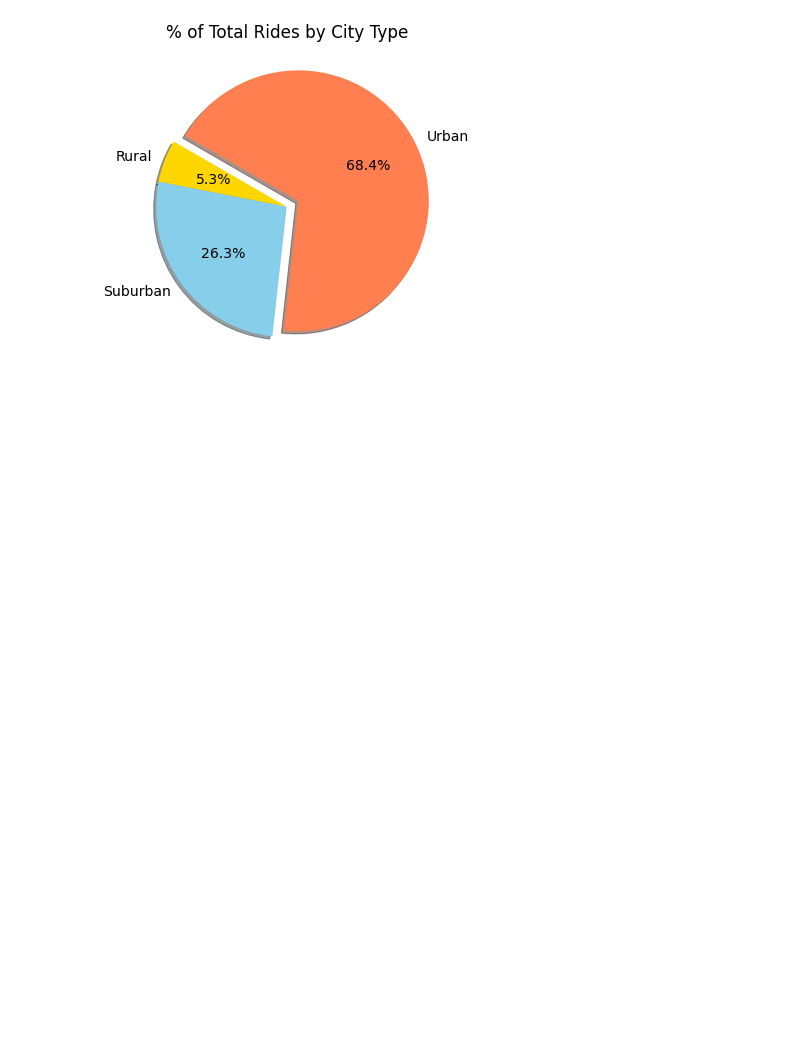
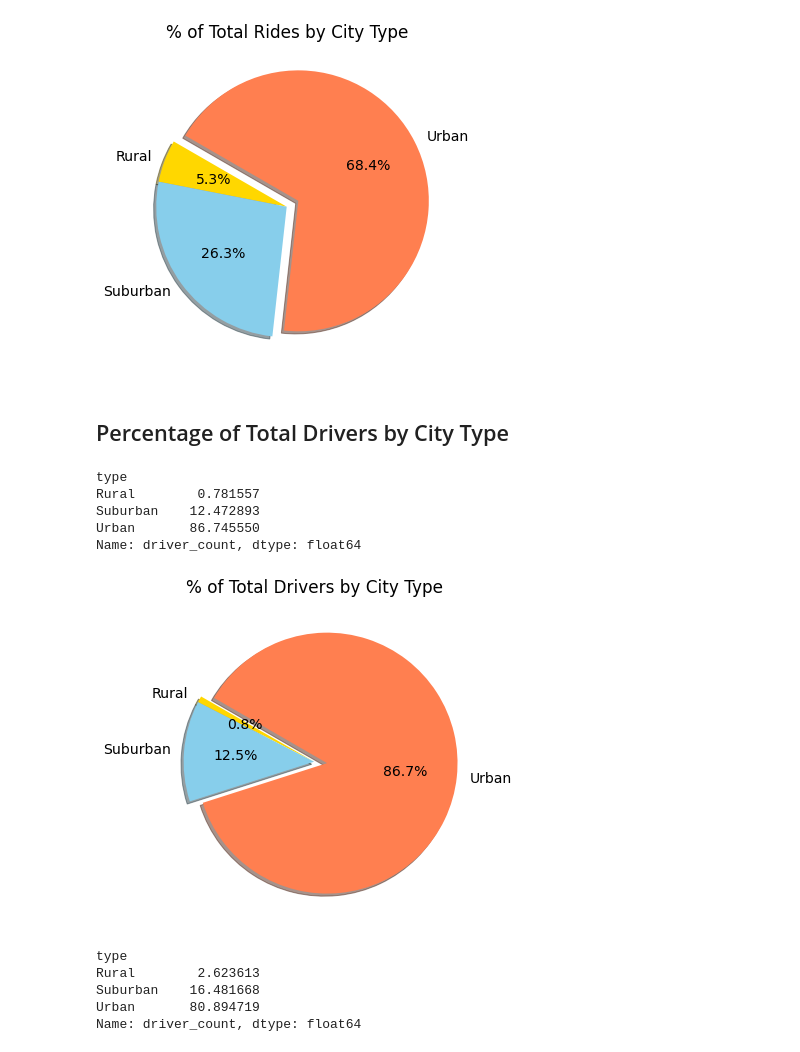
Before and after one commit to mgsrichard/PyBer_Analysis, a Jupyter notebook: PyBer.ipynb, the cells around one changed output. Drawn from its saved outputs; the diff is of its cells as text; code cells hidden in the pictures; blank space fills up the shorter version.

Commit message:
all charts complete for module 5

```diff
--- a/PyBer.ipynb
+++ b/PyBer.ipynb
@@ -873,3 +873,52 @@ plt.savefig("analysis/Fig6.png")
 plt.show()
 # %% [output]
 [figure]
+# %% [markdown]
+## Percentage of Total Drivers by City Type
+# %%
+#Get the count of drivers by city type
+drivers_by_city_type = pyber_data_df.groupby(["type"]).sum()["driver_count"]
+drivers_by_city_type
+
+#Get the total number of rides
+total_drivers = pyber_data_df["driver_count"].sum()
+total_drivers
+
+driver_type_percents = drivers_by_city_type / total_drivers * 100
+driver_type_percents
+# %% [output]
+type
+Rural        0.781557
+Suburban    12.472893
+Urban       86.745550
+Name: driver_count, dtype: float64
+# %%
+plt.figure(figsize = (10,6))
+labels = ["Rural","Suburban","Urban"]
+colors = ["gold","skyblue","coral"]
+explode = (0,0,0.1)
+plt.pie(driver_type_percents,labels=labels,colors=colors,shadow = True,explode=explode,
+        startangle=150,autopct="%1.1f%%")
+plt.title("% of Total Drivers by City Type")
+mpl.rcParams['font.size'] = 14
+plt.savefig("analysis/Fig7.png")
+plt.show()
+# %% [output]
+[figure, added]
+# %%
+#Get the count of drivers by city type
+drivers_by_city_type2 = city_data_df.groupby(["type"]).sum()["driver_count"]
+drivers_by_city_type2
+
+#Get the total number of rides
+total_drivers2 = city_data_df["driver_count"].sum()
+total_drivers2
+
+driver_type_percents2 = drivers_by_city_type2 / total_drivers2 * 100
+driver_type_percents2
+# %% [output]
+type
+Rural        2.623613
+Suburban    16.481668
+Urban       80.894719
+Name: driver_count, dtype: float64
```
Also changed, not shown: parts of 1 cell of this notebook, 1 other file.
